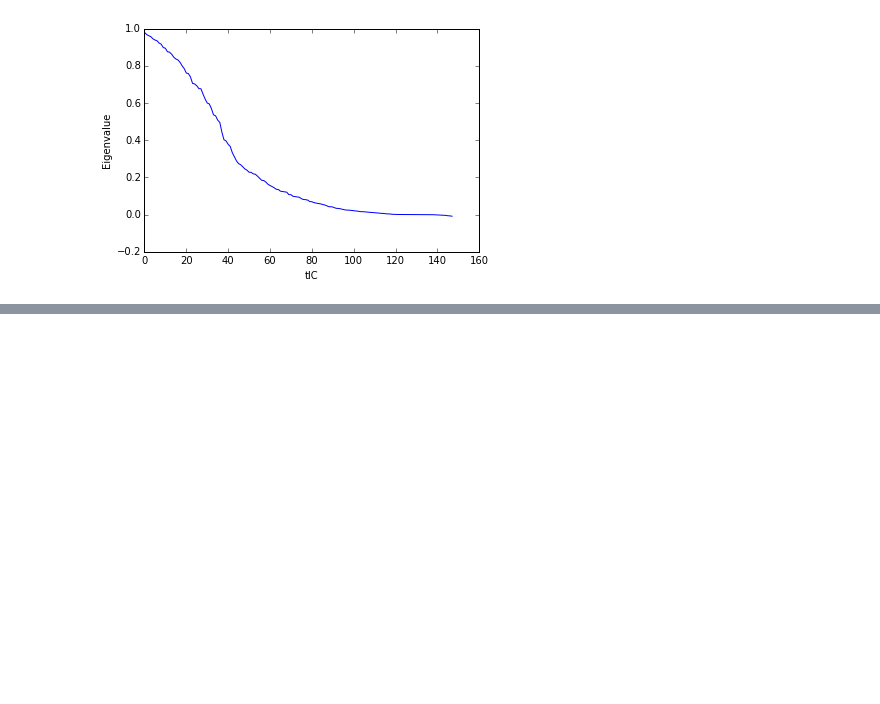
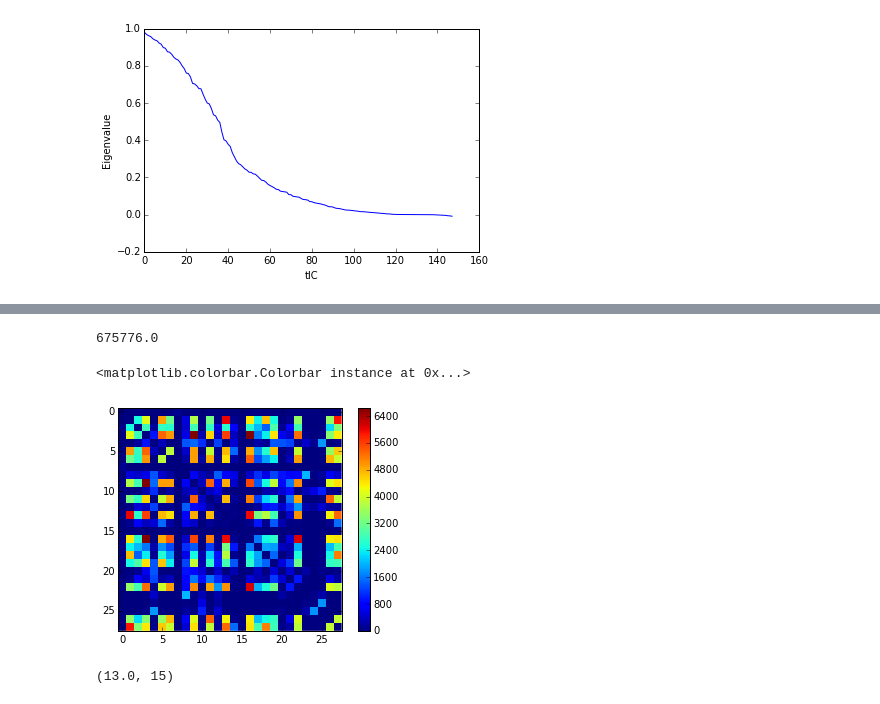
Before and after one commit to maxentile/msm-learn, a Jupyter notebook: notebooks/Trajectory overlap plot.ipynb, the cells around one changed output, grey strips where cells are left out. Saved outputs shown, nothing was run; the diff lists cells and outputs as text; code cells hidden in the pictures; blank space fills up the shorter version.

```diff
--- a/notebooks/Trajectory overlap plot.ipynb
+++ b/notebooks/Trajectory overlap plot.ipynb
@@ -67,0 +118,22 @@ plt.ylabel('Eigenvalue')
+# %%
+np.sum(hist*hist) # all entries in hist are >= 0
+# %% [output]
+675776.0
+# %%
+overlap = np.zeros((len(histograms),len(histograms)))
+for i,hist_i in enumerate(histograms):
+    for j,hist_j in enumerate(histograms):
+        if i != j:
+            overlap[i,j] = np.sum(np.minimum(hist_i,hist_j))
+# %%
+plt.imshow(overlap,interpolation='none');
+plt.colorbar()
+# %% [output]
+<matplotlib.colorbar.Colorbar instance at 0x...>
+[figure, added]
+# %%
+# which trajectory has the lowest overlap with other trajectories
+total_overlap = overlap.sum(0)
+np.min(total_overlap),np.argmin(total_overlap)
+# %% [output]
+(13.0, 15)
```
Also changed, not shown: parts of 22 cells of this notebook, 4 other files.
